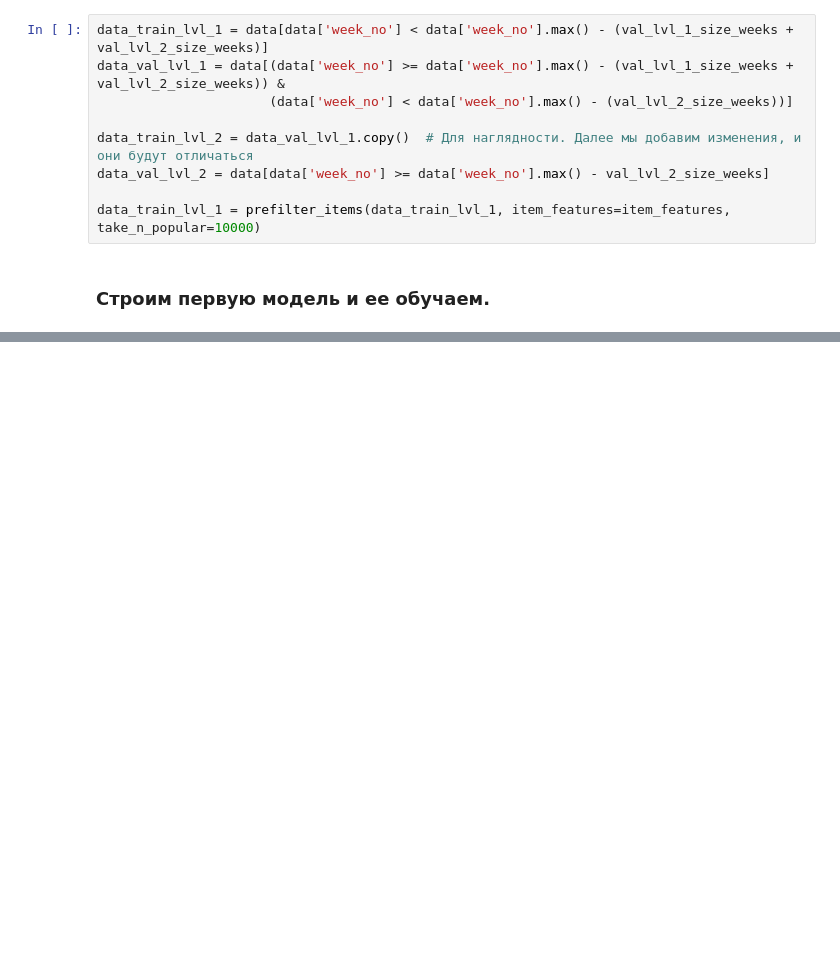
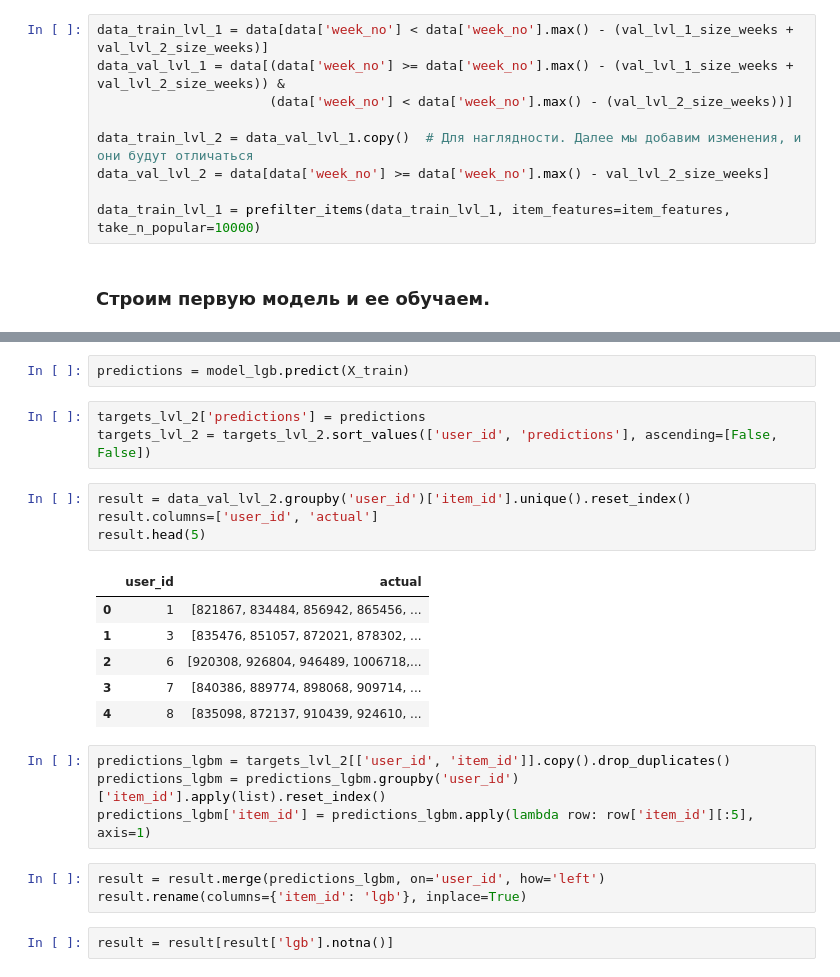
Before and after one commit to OctavianNekit/Recomabdation_System_Project, a Jupyter notebook: Project.ipynb, the cells around one changed output, grey strips where cells are left out. Cells and saved outputs as stored; diff of their text form; blank space fills up the shorter version.

```diff
--- a/Project.ipynb
+++ b/Project.ipynb
@@ -332,0 +471,25 @@ result_lvl_1.apply(lambda row: recall_at_k(row['als'], row['actual'], k=50), axi
+# %%
+predictions = model_lgb.predict(X_train)
+# %%
+targets_lvl_2['predictions'] = predictions
+targets_lvl_2 = targets_lvl_2.sort_values(['user_id', 'predictions'], ascending=[False, False])
+# %%
+result = data_val_lvl_2.groupby('user_id')['item_id'].unique().reset_index()
+result.columns=['user_id', 'actual']
+result.head(5)
+# %% [output]
+|  | user_id | actual |
+| 0 | 1 | [821867, 834484, 856942, 865456, ... |
+| 1 | 3 | [835476, 851057, 872021, 878302, ... |
+| 2 | 6 | [920308, 926804, 946489, 1006718,... |
+| 3 | 7 | [840386, 889774, 898068, 909714, ... |
+| 4 | 8 | [835098, 872137, 910439, 924610, ... |
+# %%
+predictions_lgbm = targets_lvl_2[['user_id', 'item_id']].copy().drop_duplicates()
+predictions_lgbm = predictions_lgbm.groupby('user_id')['item_id'].apply(list).reset_index()
+predictions_lgbm['item_id'] = predictions_lgbm.apply(lambda row: row['item_id'][:5], axis=1)
+# %%
+result = result.merge(predictions_lgbm, on='user_id', how='left')
+result.rename(columns={'item_id': 'lgb'}, inplace=True)
+# %%
+result = result[result['lgb'].notna()]
```
Also changed, not shown: parts of 31 cells of this notebook, 2 other files.
